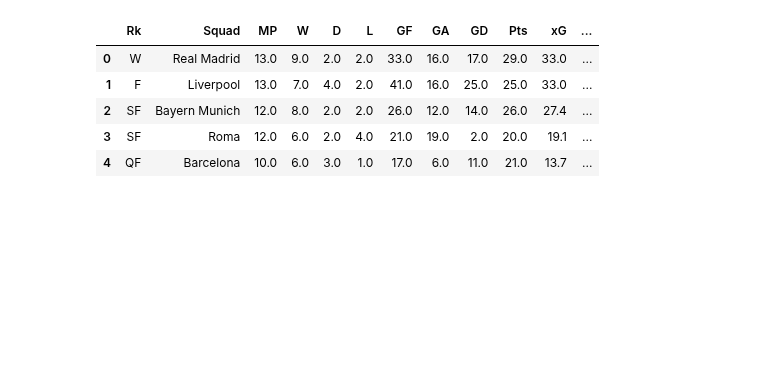
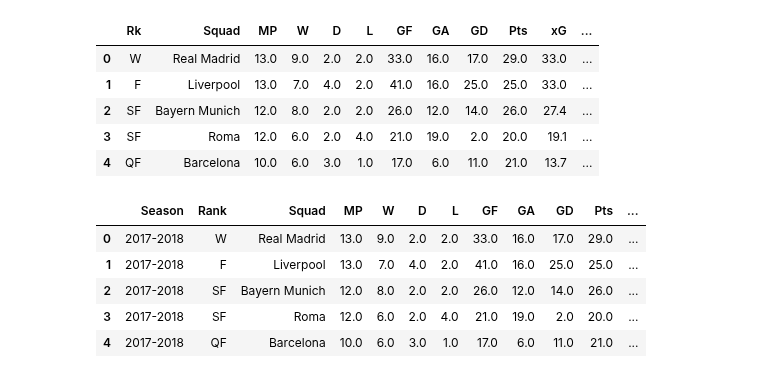
Before and after one commit to GurpreetChugh/Project-Football, a Jupyter notebook: UEFA_Project_Football.ipynb, the cells around one changed output. Cells and saved outputs as stored; diff of their text form; code cells hidden in the pictures; blank space fills up the shorter version.

Commit message:
Update UEFA
Updated UEFA data as we discussed

```diff
--- a/UEFA_Project_Football.ipynb
+++ b/UEFA_Project_Football.ipynb
@@ -2,11 +2,11 @@
 import pandas as pd
 # %%
 # Creating a list of UEFA seasons
-uefa_seasons = ['2017-2018', '2018-2019','2019-2020','2020-2021','2021-2022']
+seasons = ['2017-2018', '2018-2019','2019-2020','2020-2021','2021-2022']
 uefa_summary_seasons =[]
 
 # Generating a list of UEFA summary standing dataframes for all the 5 seasons
-for season in uefa_seasons:
+for season in seasons:
     base_url = 'https://fbref.com/en/comps/8/'
     final_url = f'{base_url}{season}/{season}-Champions-League-Stats'
 
@@ -26,8 +26,8 @@ for season in uefa_seasons:
 # List uefa_summary_seasons contains the list of summary dataframes of all the 5 seasons
 
 # Concating all the seasons summary dataframes in a single dataframe
-uefa_summary_consolidated = pd.concat(uefa_summary_seasons, axis=0)
-uefa_summary_consolidated.head()
+uefa_all_seasons_sum_df = pd.concat(uefa_summary_seasons, axis=0).reset_index(drop=True)
+uefa_all_seasons_sum_df.head()
 # %% [output]
 |  | Rk | Squad | MP | W | D | L | GF | GA | GD | Pts | xG | ... |
 | 0 | W | Real Madrid | 13.0 | 9.0 | 2.0 | 2.0 | 33.0 | 16.0 | 17.0 | 29.0 | 33.0 | ... |
@@ -35,6 +35,19 @@ uefa_summary_consolidated.head()
 | 2 | SF | Bayern Munich | 12.0 | 8.0 | 2.0 | 2.0 | 26.0 | 12.0 | 14.0 | 26.0 | 27.4 | ... |
 | 3 | SF | Roma | 12.0 | 6.0 | 2.0 | 4.0 | 21.0 | 19.0 | 2.0 | 20.0 | 19.1 | ... |
 | 4 | QF | Barcelona | 10.0 | 6.0 | 3.0 | 1.0 | 17.0 | 6.0 | 11.0 | 21.0 | 13.7 | ... |
+# %%
+#Renaming Rk as Rank and reordering columns
+uefa_all_seasons_sum_df = uefa_all_seasons_sum_df.rename(columns={'Rk':'Rank'})
+uefa_all_seasons_sum_df = uefa_all_seasons_sum_df[['Season','Rank', 'Squad', 'MP', 'W', 'D', 'L', 'GF', 'GA', 'GD', 'Pts', 'xG',
+                                                   'xGA', 'xGD', 'xGD/90', 'Attendance', 'Top Team Scorer', 'Goalkeeper']]
+uefa_all_seasons_sum_df.head()
+# %% [output]
+|  | Season | Rank | Squad | MP | W | D | L | GF | GA | GD | Pts | ... |
+| 0 | 2017-2018 | W | Real Madrid | 13.0 | 9.0 | 2.0 | 2.0 | 33.0 | 16.0 | 17.0 | 29.0 | ... |
+| 1 | 2017-2018 | F | Liverpool | 13.0 | 7.0 | 4.0 | 2.0 | 41.0 | 16.0 | 25.0 | 25.0 | ... |
+| 2 | 2017-2018 | SF | Bayern Munich | 12.0 | 8.0 | 2.0 | 2.0 | 26.0 | 12.0 | 14.0 | 26.0 | ... |
+| 3 | 2017-2018 | SF | Roma | 12.0 | 6.0 | 2.0 | 4.0 | 21.0 | 19.0 | 2.0 | 20.0 | ... |
+| 4 | 2017-2018 | QF | Barcelona | 10.0 | 6.0 | 3.0 | 1.0 | 17.0 | 6.0 | 11.0 | 21.0 | ... |
 # %%
 # url = 'https://fbref.com/en/comps/8/2021-2022/schedule/2021-2022-Champions-League-Scores-and-Fixtures'
 uefa_matches_seasons = []
```
Also changed, not shown: parts of 9 cells of this notebook, 1 other file.
